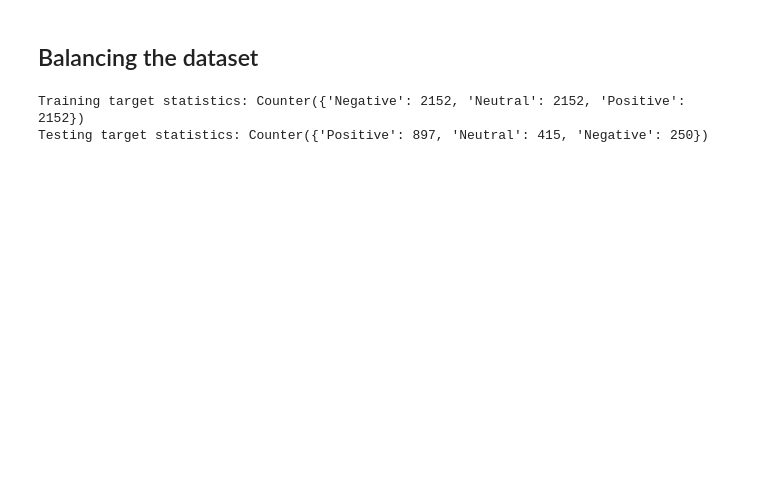
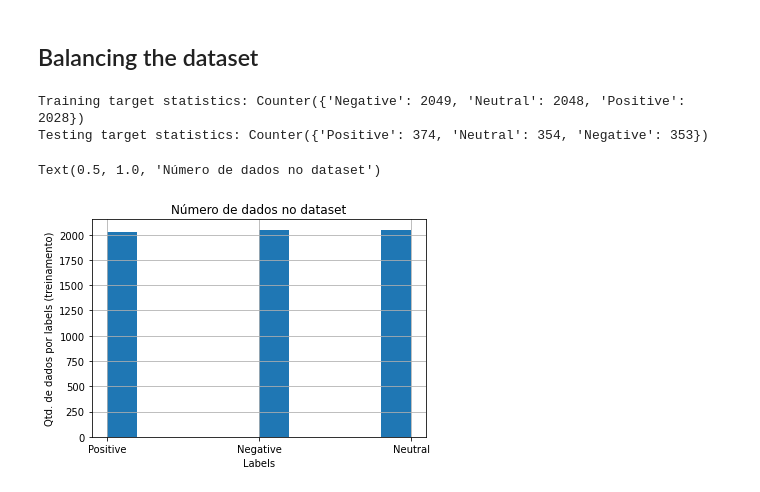
Before and after one commit to joberthrogers18/Analise_Sentimental_em_Imagens, a Jupyter notebook: image_classifier/image_classifier_resnet50.ipynb, the cells around one changed output. Cells and saved outputs as stored; diff of their text form; code cells hidden in the pictures; blank space fills up the shorter version.

```diff
--- a/image_classifier/image_classifier_resnet50.ipynb
+++ b/image_classifier/image_classifier_resnet50.ipynb
@@ -107,9 +165,23 @@ Testing target statistics: Counter({'Positive': 897, 'Neutral': 415, 'Negative':
 ## Balancing the dataset
 # %%
 under_sampler = RandomUnderSampler(random_state=42)
-X_res, y_res = under_sampler.fit_resample(X_train.values.reshape(-1, 1), y_train)
-print(f"Training target statistics: {Counter(y_res)}")
+X_res, y_res = under_sampler.fit_resample(X.values.reshape(-1, 1), y)
+X_train, X_test, y_train, y_test = train_test_split(
+    X_res,
+    y_res,
+    test_size=0.15,
+    random_state=100
+)
+print(f"Training target statistics: {Counter(y_train)}")
 print(f"Testing target statistics: {Counter(y_test)}")
 # %% [output]
-Training target statistics: Counter({'Negative': 2152, 'Neutral': 2152, 'Positive': 2152})
-Testing target statistics: Counter({'Positive': 897, 'Neutral': 415, 'Negative': 250})
+Training target statistics: Counter({'Negative': 2049, 'Neutral': 2048, 'Positive': 2028})
+Testing target statistics: Counter({'Positive': 374, 'Neutral': 354, 'Negative': 353})
+# %%
+y_train.hist()
+plt.ylabel('Qtd. de dados por labels (treinamento)')
+plt.xlabel('Labels')
+plt.title('Número de dados no dataset')
+# %% [output]
+Text(0.5, 1.0, 'Número de dados no dataset')
+[figure, added]
```
Also changed, not shown: parts of 5 cells of this notebook.
